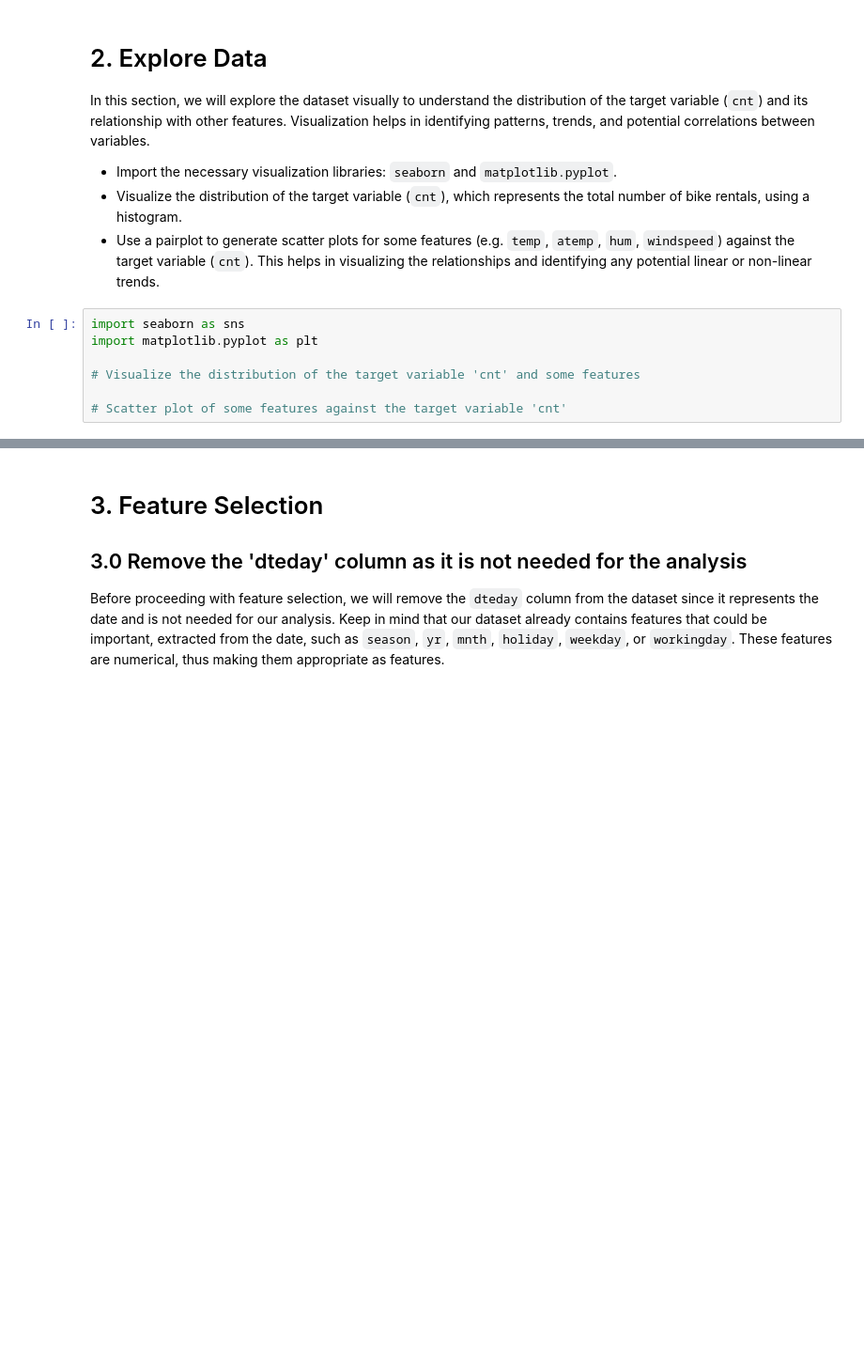
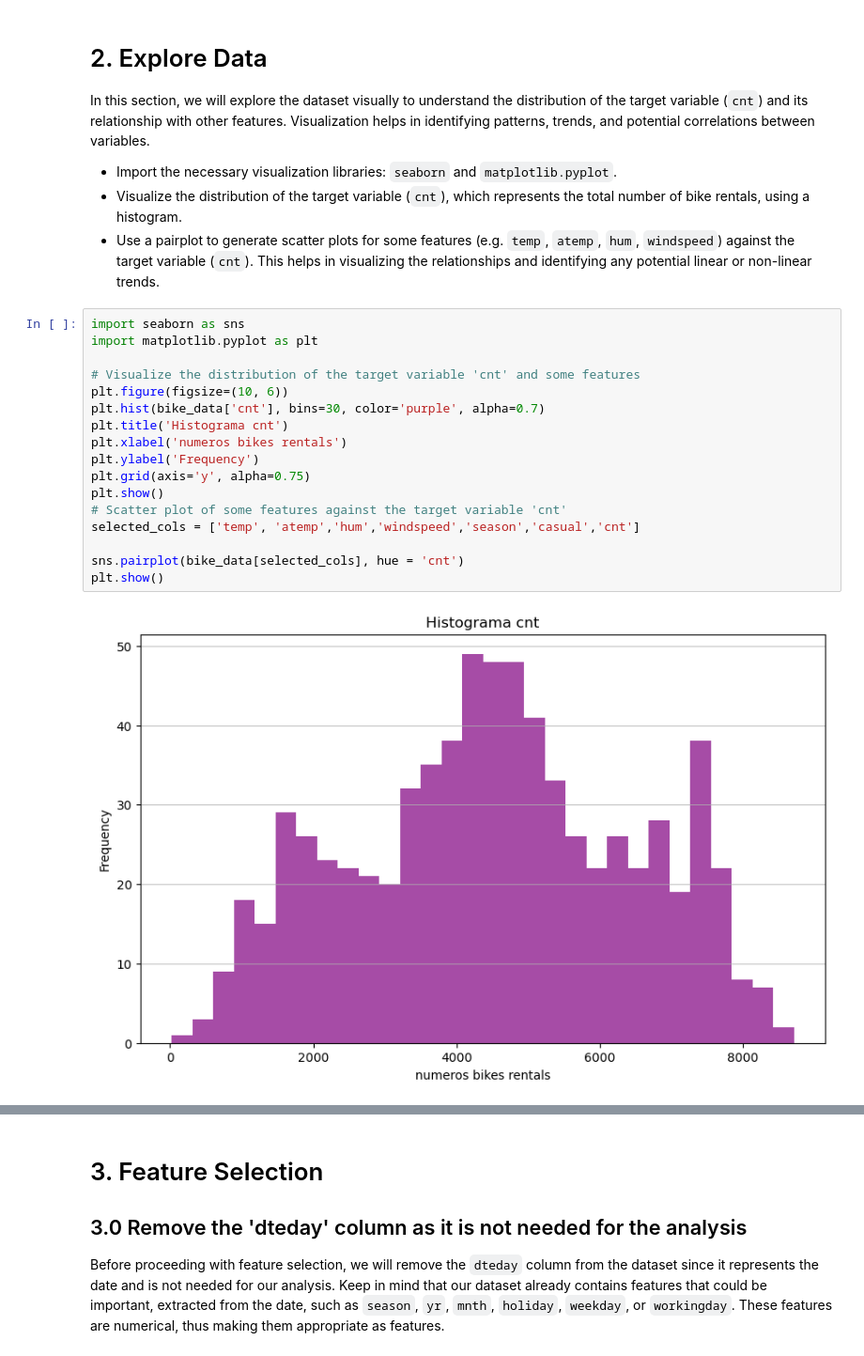
Before and after one commit to GuaSiMoTO/LAB-Machine-Learning-Supervised-Learning-Regression-Models-public, a Jupyter notebook: bike.ipynb, the cells around one changed output, grey strips where cells are left out. Shown at 94% size. Saved outputs shown, nothing was run; the diff lists cells and outputs as text; blank space fills up the shorter version.

```diff
--- a/bike.ipynb
+++ b/bike.ipynb
@@ -35,7 +42,19 @@ In this section, we will explore the dataset visually to understand the distribu
 # %%
 import seaborn as sns
 import matplotlib.pyplot as plt
 
 # Visualize the distribution of the target variable 'cnt' and some features
+plt.figure(figsize=(10, 6))
+plt.hist(bike_data['cnt'], bins=30, color='purple', alpha=0.7)
+plt.title('Histograma cnt')
+plt.xlabel('numeros bikes rentals')
+plt.ylabel('Frequency')
+plt.grid(axis='y', alpha=0.75)
+plt.show()
+# Scatter plot of some features against the target variable 'cnt'
+selected_cols = ['temp', 'atemp','hum','windspeed','season','casual','cnt']
 
-# Scatter plot of some features against the target variable 'cnt'
+sns.pairplot(bike_data[selected_cols], hue = 'cnt')
+plt.show()
+# %% [output]
+[figure, added]
```
Also changed, not shown: parts of 11 cells of this notebook, 3 other files.
